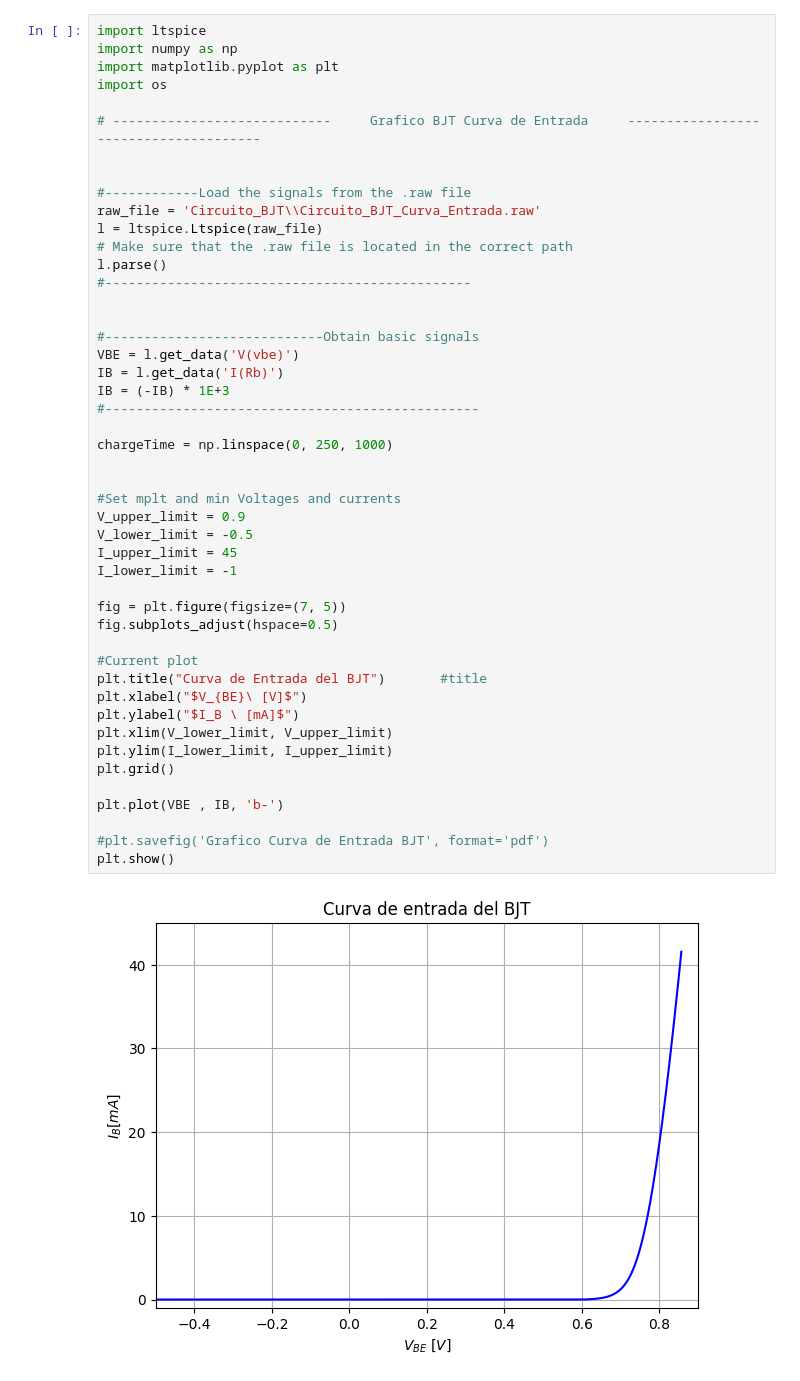
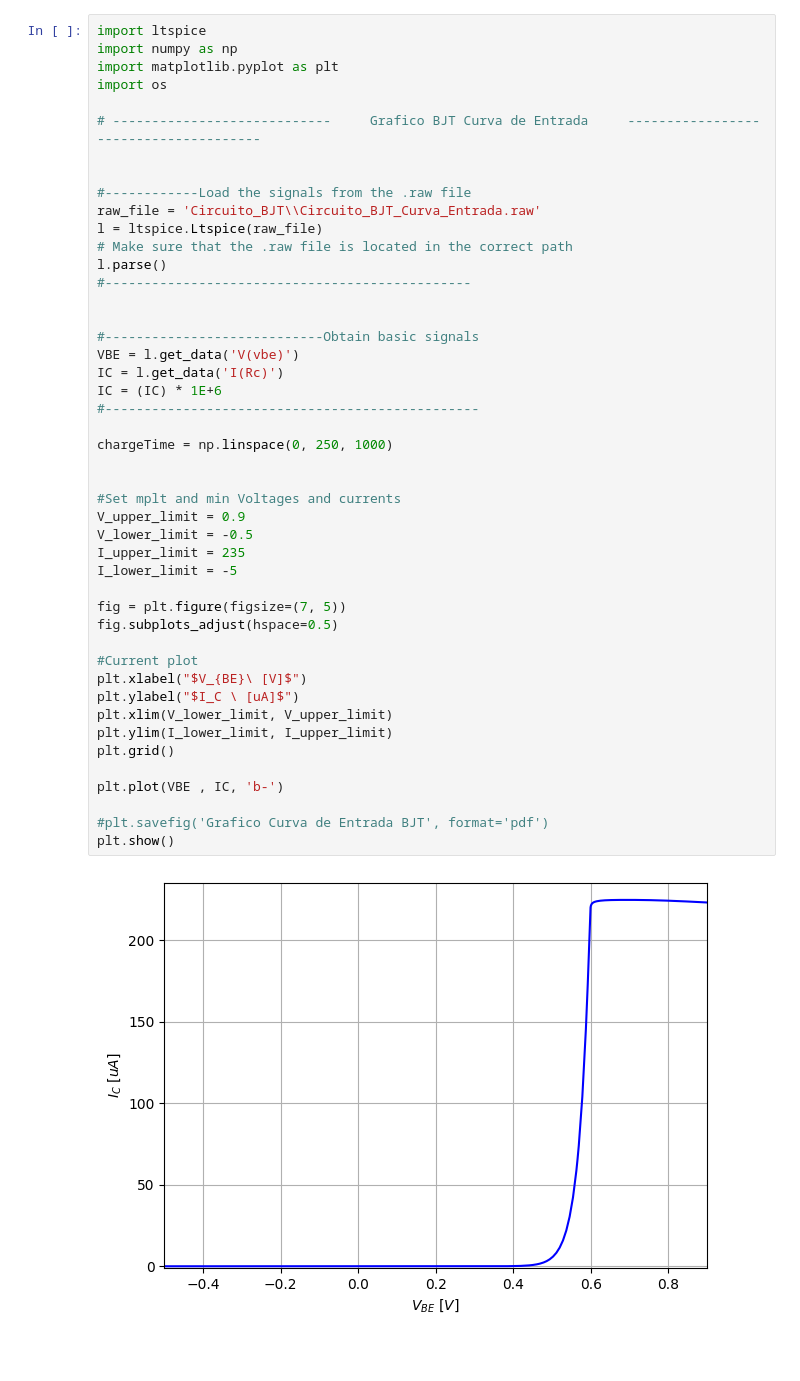
Before and after one commit to Fditoro/TP-Final-Fisica-Electronica, a Jupyter notebook: Spice/Graficos Spice.ipynb, the cells around one changed output. Drawn from its saved outputs; the diff is of its cells as text; blank space fills up the shorter version.

```diff
--- a/Spice/Graficos Spice.ipynb
+++ b/Spice/Graficos Spice.ipynb
@@ -70,41 +69,40 @@ raw_file = 'Circuito_BJT\\Circuito_BJT_Curva_Entrada.raw'
 l = ltspice.Ltspice(raw_file)
 # Make sure that the .raw file is located in the correct path
 l.parse()
 #-----------------------------------------------
 
 
 #----------------------------Obtain basic signals
 VBE = l.get_data('V(vbe)')
-IB = l.get_data('I(Rb)')
-IB = (-IB) * 1E+3
+IC = l.get_data('I(Rc)')
+IC = (IC) * 1E+6
 #------------------------------------------------
 
 chargeTime = np.linspace(0, 250, 1000)
 
 
 #Set mplt and min Voltages and currents
 V_upper_limit = 0.9
 V_lower_limit = -0.5
-I_upper_limit = 45
-I_lower_limit = -1
+I_upper_limit = 235
+I_lower_limit = -5
 
 fig = plt.figure(figsize=(7, 5))
 fig.subplots_adjust(hspace=0.5)
 
 #Current plot
-plt.title("Curva de Entrada del BJT")       #title
 plt.xlabel("$V_{BE}\ [V]$")
-plt.ylabel("$I_B \ [mA]$")
+plt.ylabel("$I_C \ [uA]$")
 plt.xlim(V_lower_limit, V_upper_limit)
 plt.ylim(I_lower_limit, I_upper_limit)
 plt.grid()
 
-plt.plot(VBE , IB, 'b-')
+plt.plot(VBE , IC, 'b-')
 
 #plt.savefig('Grafico Curva de Entrada BJT', format='pdf')
 plt.show()
 # %% [output]
-[figure, old version]
+[figure, new version]
 # %%
 import ltspice
 import numpy as np
```
Also changed, not shown: parts of 2 cells of this notebook, 6 other files.
